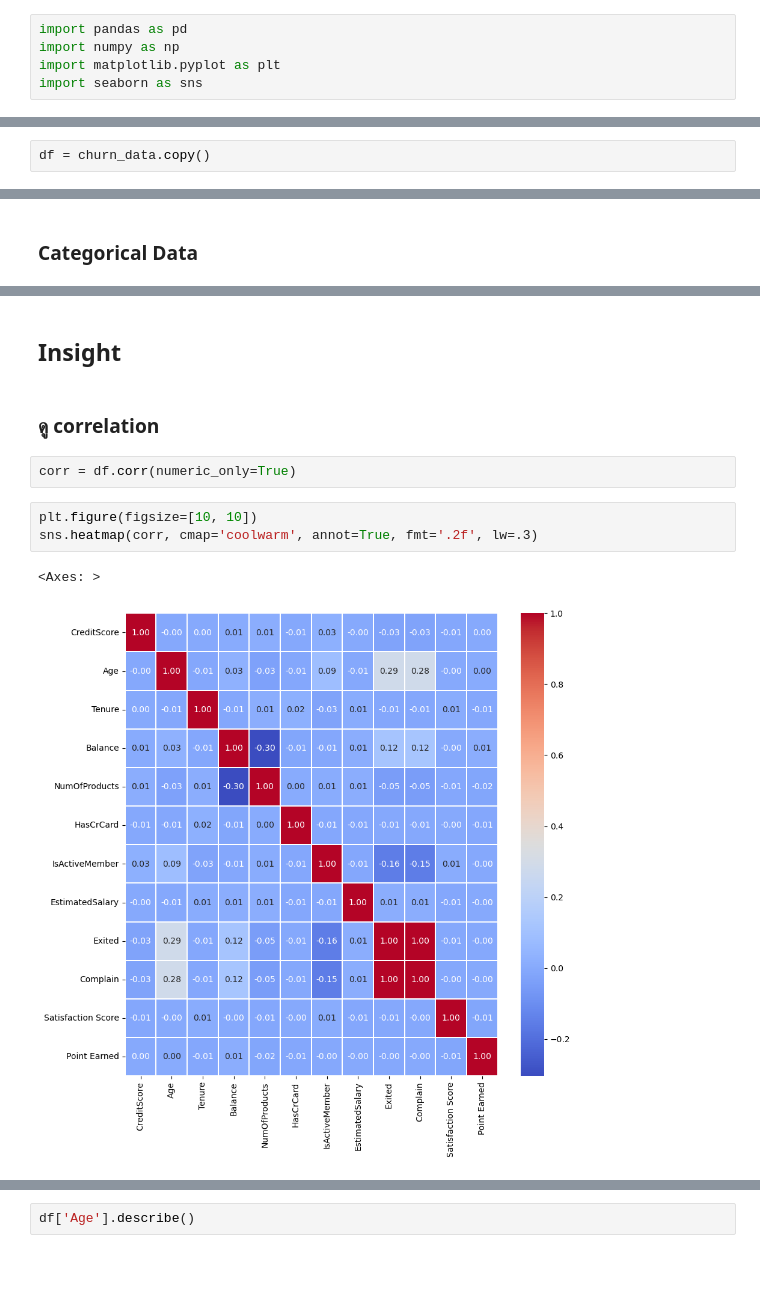
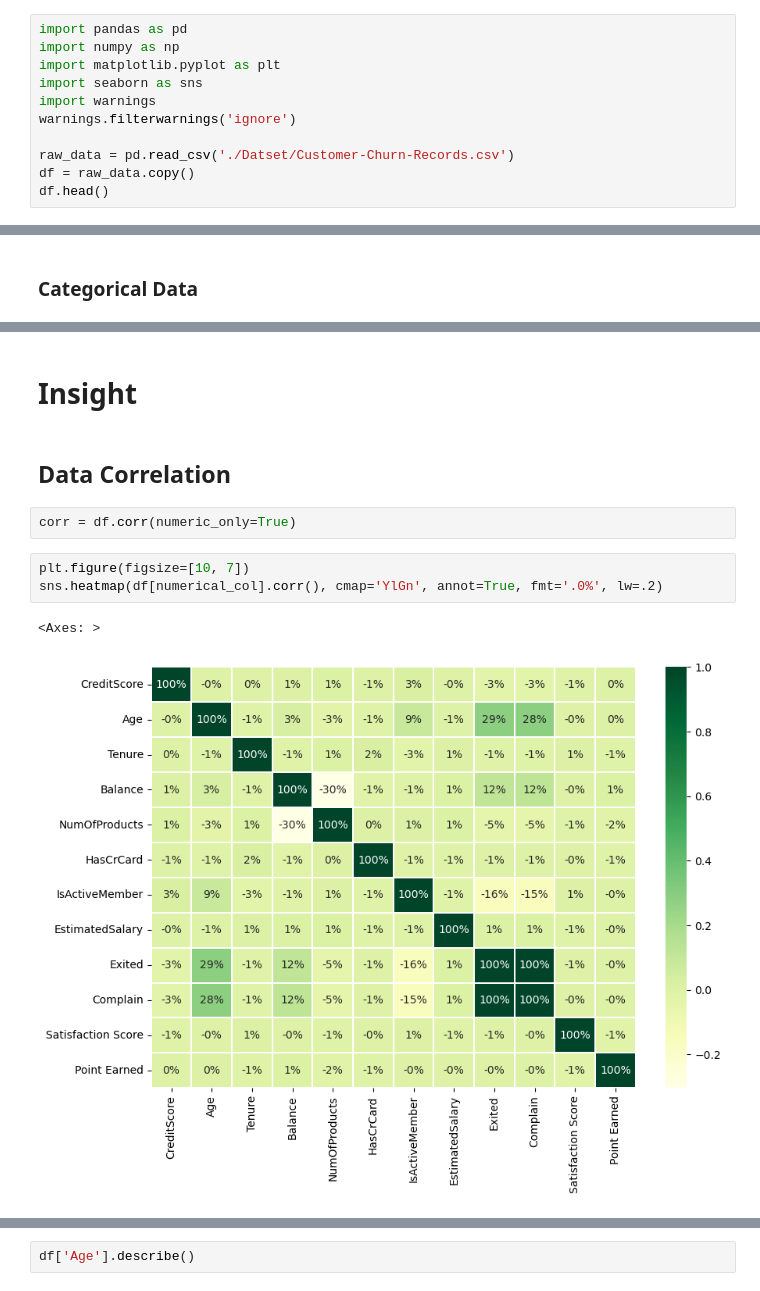
Before and after one commit to Ittiphon17/Bank-Customer-Churn-Analytics, a Jupyter notebook: Original_Visualization.ipynb, the cells around one changed output, grey strips where cells are left out. Cells and saved outputs as stored; diff of their text form; blank space fills up the shorter version.

```diff
--- a/Original_Visualization.ipynb
+++ b/Original_Visualization.ipynb
@@ -5,3 +5,9 @@ import pandas as pd
 import numpy as np
 import matplotlib.pyplot as plt
 import seaborn as sns
+import warnings
+warnings.filterwarnings('ignore')
+
+raw_data = pd.read_csv('./Datset/Customer-Churn-Records.csv')
+df = raw_data.copy()
+df.head()
@@ -13,2 +20,0 @@ churn_data = pd.read_csv('Customer-Churn-Records.csv')
-# %%
-df = churn_data.copy()
@@ -118,12 +132,12 @@ plt.show()
 # %% [markdown]
-## Insight
+# Insight
 # %% [markdown]
-### ดู correlation
+## Data Correlation
 # %%
 corr = df.corr(numeric_only=True)
 # %%
-plt.figure(figsize=[10, 10])
-sns.heatmap(corr, cmap='coolwarm', annot=True, fmt='.2f', lw=.3)
+plt.figure(figsize=[10, 7])
+sns.heatmap(df[numerical_col].corr(), cmap='YlGn', annot=True, fmt='.0%', lw=.2)
 # %% [output]
 <Axes: >
-[figure, old version]
+[figure, new version]
```
Also changed, not shown: parts of 52 cells of this notebook.
